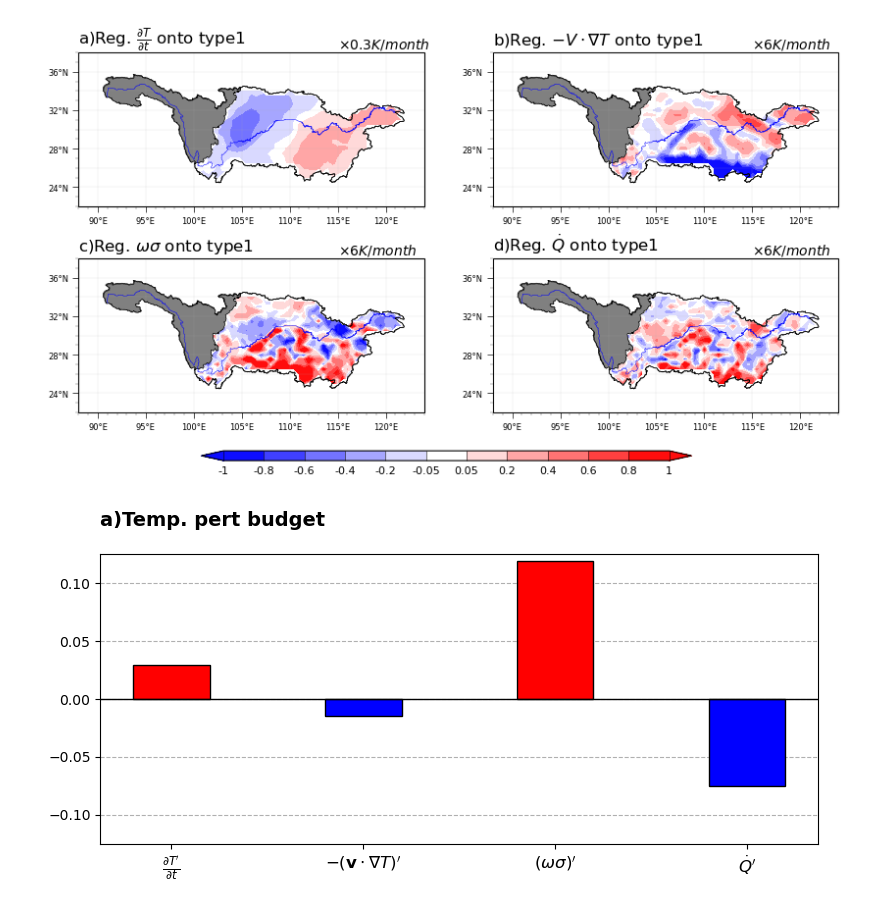
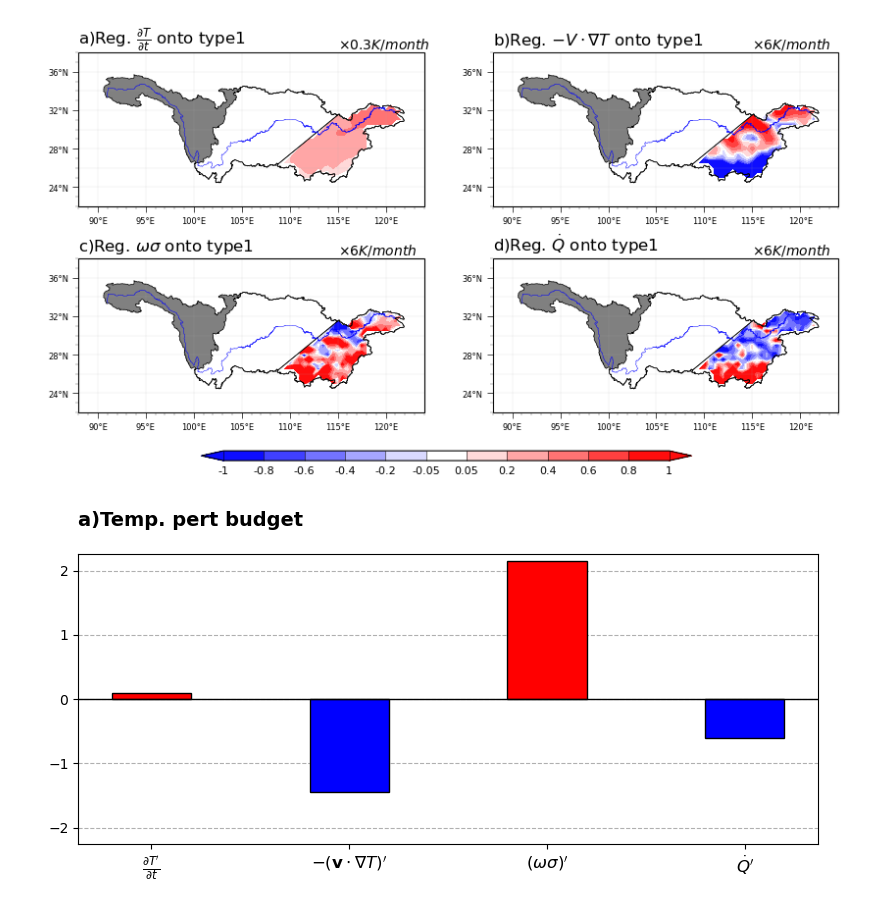
Before and after one commit to hhhopsong/work, a Jupyter notebook: Meteorological/p2/温度收支.ipynb, the cells around one changed output. Saved outputs shown, nothing was run; the diff lists cells and outputs as text; code cells hidden in the pictures.

```diff
--- a/Meteorological/p2/温度收支.ipynb
+++ b/Meteorological/p2/温度收支.ipynb
@@ -51,9 +51,10 @@ def regress(time_series, data):
 
 time = [1961, 2022]
 t_budget = xr.open_dataset(r'E:\data\ERA5\ERA5_pressLev\single_var\t_budget_1961_2022.nc').sel(time=slice(str(time[0])+'-01', str(time[1])+'-12'))
-t_budget_7 = t_budget.sel(time=t_budget['time.month'].isin([7]))
-t_budget_8 = t_budget.sel(time=t_budget['time.month'].isin([8])) * -1
-t_budget = xr.concat([t_budget_7, t_budget_8], dim='time').groupby('time.year').mean('time')
+dTdt_78 = t_budget['dTdt'].sel(time=t_budget['time.month'].isin([6, 7])).groupby('time.year').mean('time').data
+adv_T_78 = t_budget['adv_T'].sel(time=t_budget['time.month'].isin([7, 8])).groupby('time.year').mean('time').data
+ver_78 = t_budget['ver'].sel(time=t_budget['time.month'].isin([7, 8])).groupby('time.year').mean('time').data
+Q_78 = dTdt_78 - adv_T_78 - ver_78
 K_type = xr.open_dataset(r"D:/PyFile/p2/data/Time_type_AverFiltAll0.9%_0.3%_3.nc")
 # %%
 def latlon_fmt(ax, xticks1, yticks1, xmajorLocator, xminorLocator, ymajorLocator, yminorLocator):
@@ -99,8 +100,10 @@ p_th = r_test(62, 0.05) # 62为样本量，0.1为显著性水平
 KType = 1
 var = ['dTdt', 'adv_T', 'ver', 'Q']
 var_out = [r'$\frac{\partial T}{\partial t}$', r'$-V \cdot \nabla T$', r'$\omega \sigma$', r'$\dot{Q}$']
-reg_map = masked(reg_map, r'D:\PyFile\map\self\长江_TP\长江_tp.shp')
-reg = reg_map.sel(type=KType, level=[850, 900, 1000]).mean(dim='level')
+if KType == 3:reg_map_ = masked(reg_map, r"D:\Code\work\Meteorological\p2\map\WYTR\长江_tp.shp")
+elif KType == 1:reg_map_ = masked(reg_map, r"D:\Code\work\Meteorological\p2\map\EYTR\长江_tp.shp")
+elif KType == 2:reg_map_ = masked(reg_map, r'D:\PyFile\map\self\长江_TP\长江_tp.shp')
+reg = reg_map_.sel(type=KType, level=[850, 900, 1000]).mean(dim='level')
 corr = corr_map.sel(type=KType, level=850)
 # 绘图
 fig = plt.figure(figsize=(10, 5))
@@ -147,10 +150,11 @@ cb1.dividers.set_color('black') # 将colorbar内间隔线调为黑色
 cb1.locator = ticker.FixedLocator(lev[ipic])
 cb1.set_ticklabels(['-1', '-0.8', '-0.6', '-0.4', '-0.2', '-0.05', '0.05', '0.2', '0.4', '0.6', '0.8', '1'])
 cb1.ax.tick_params(length=0, labelsize=8)  # length为刻度线的长度
-plt.savefig(f'D:/PyFile/p2/pic/温度收支type{KType}.png', dpi=600, bbox_inches='tight')
+plt.savefig(f'D:/PyFile/p2/pic/温度收支type{KType}.pdf', dpi=600, bbox_inches='tight')
 plt.show()
 
 dTdt_std = reg['dTdt'] / np.nanmax(np.abs(reg['dTdt']))
+dTdt_std = 1
 dTdt = np.nanmean(reg['dTdt'] * dTdt_std) * 86400 * 31
 adv_X_dTdt = np.nanmean(reg['adv_T'] * dTdt_std)*86400*31
 ver_X_dTdt = np.nanmean(reg['ver'] * dTdt_std)*86400*31
@@ -161,33 +165,33 @@ Q_X_dTdt = np.nanmean(reg['Q'] * dTdt_std)*86400*31
 # 准备绘图数据
 variables = ['dTdt', 'Adv', 'Ver', 'Q']
 values = [dTdt, adv_X_dTdt, ver_X_dTdt, Q_X_dTdt]
 colors = ['red' if val > 0 else 'blue' for val in values]
 
 # 创建柱状图
 fig, ax = plt.subplots(figsize=(8, 4))
 # 添加标题和网格
 ax.set_title('a)Temp. pert budget', pad=20, fontsize=14, fontweight='bold', loc='left')
 ax.grid(True, linestyle='--', zorder=0, axis='y')
 
 bars = ax.bar(range(4), values, width=0.4, color=colors, edgecolor='black', zorder=2)
 
 # 设置坐标轴标签
 ax.set_xticks(range(4))
 ax.set_xticklabels([r'$\frac{\partial T^{\prime}}{\partial t}$',
                    r'$-(\mathbf{v} \cdot \nabla T)^{\prime}$',
                    r'$(\omega \sigma)^{\prime}$',
                    r'${\dot{Q}}^{\prime}$'], fontsize=12)
 
 # 设置y轴范围
 ymax = max(np.abs(values)) * 1.05
 ax.set_ylim(-ymax, ymax)
 
 # 添加零线
 ax.axhline(0, color='black', lw=1)
 
 plt.tight_layout()
-plt.savefig(f'D:/PyFile/p2/pic/温度收支type{KType}_bar.png', dpi=600, bbox_inches='tight')
+plt.savefig(f'D:/PyFile/p2/pic/温度收支type{KType}_bar.pdf', dpi=600, bbox_inches='tight')
 plt.show()
 # %% [output]
-[figure, old version]
+[figure, new version]
-[figure, old version]
+[figure, new version]
```
Also changed, not shown: parts of 1 cell of this notebook, 8 other files.
